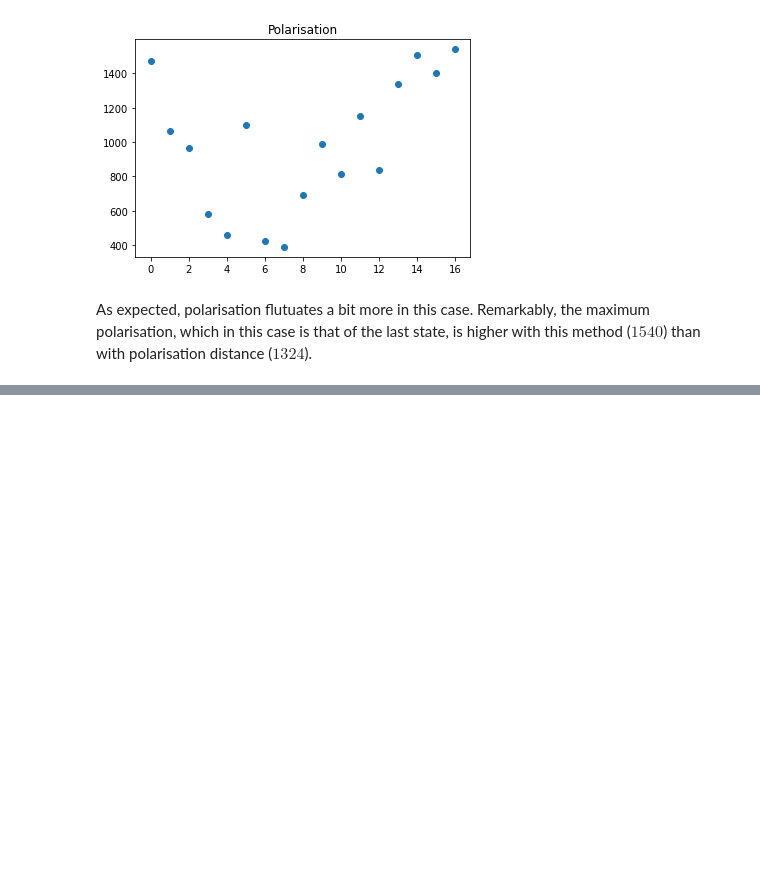
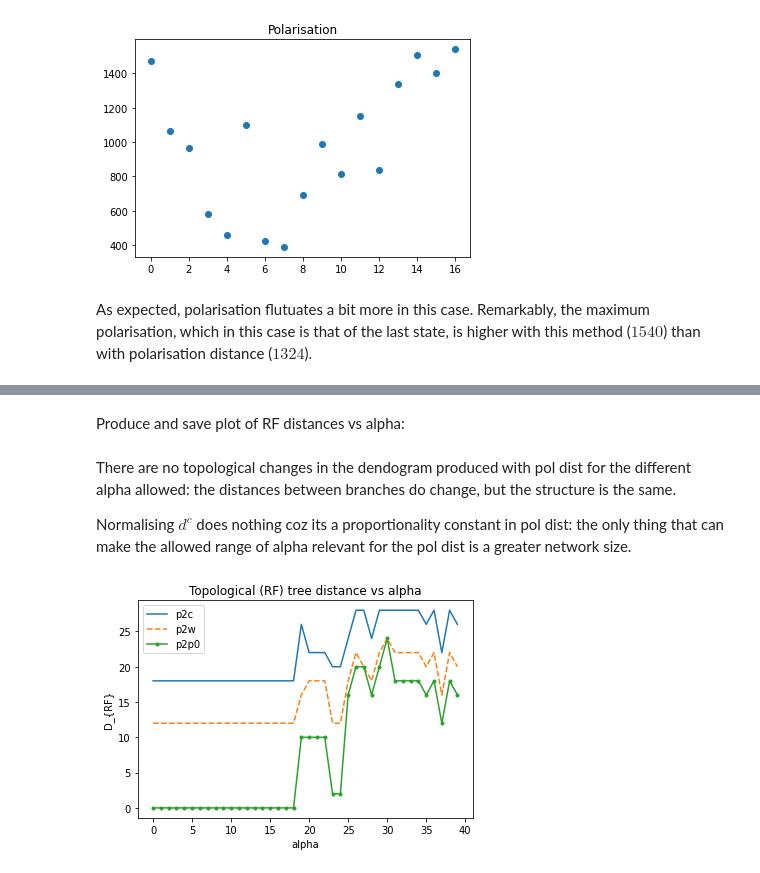
Before and after one commit to adrifcid/polarisation, a Jupyter notebook: notebooks/SouthernWomen.ipynb, the cells around one changed output, grey strips where cells are left out. Saved outputs shown, nothing was run; the diff lists cells and outputs as text; code cells hidden in the pictures; blank space fills up the shorter version.

Commit message:
compute tree dists vs alpha

```diff
--- a/notebooks/SouthernWomen.ipynb
+++ b/notebooks/SouthernWomen.ipynb
@@ -408,0 +459,30 @@ As expected, polarisation flutuates a bit more in this case. Remarkably, the max
+# %% [markdown]
+Produce and save plot of RF distances vs alpha:
+# %%
+from scipy.cluster.hierarchy import dendrogram
+from utils.clustering import agglomerative_clustering
+
+dist_p2c = []
+dist_p2w = []
+dist_p2p0 = []
+#alphas = np.arange(0,50,1)
+alphas = np.arange(0,40,1)
+
+z_pol0, _ = agglomerative_clustering(d, method='polarisation'
+                                          , alpha=0, K=1)
+tp0_str = z_to_tree_str_newick(z_pol0)
+
+for alpha in alphas:
+    z_pol, _ = agglomerative_clustering(d, method='polarisation'
+                                          , alpha=alpha, K=1)
+    z_ctr, _ = agglomerative_clustering(d, method='centroid'
+                                        ,alpha=1, K=1)#this alpha is for computing pol, not pol dist
+    z_wrd, _ = agglomerative_clustering(d, method='ward')
+
+    tp_str = z_to_tree_str_newick(z_pol)
+    tc_str = z_to_tree_str_newick(z_ctr)
+    tw_str = z_to_tree_str_newick(z_wrd)
+
+    dist_p2c.append(RF_dist(tp_str, tc_str))
+    dist_p2w.append(RF_dist(tp_str, tw_str))
+    dist_p2p0.append(RF_dist(tp0_str, tp_str))
@@ -408,0 +491,23 @@ As expected, polarisation flutuates a bit more in this case. Remarkably, the max
+# %% [markdown]
+There are no topological changes in the dendogram produced with pol dist for the different alpha allowed: the distances between branches do change, but the structure is the same.
+
+Normalising $d^c$ does nothing coz its a proportionality constant in pol dist: the only thing that can make the allowed range of alpha relevant for the pol dist is a greater network size.
+# %%
+from matplotlib import pyplot as plt
+"""plt.rcParams.update({
+    "text.usetex": False,
+    "font.family": "sans-serif",
+    "font.sans-serif": ["Helvetica"]})"""
+
+plt.plot(alphas, dist_p2c, "-", label="p2c")
+plt.plot(alphas, dist_p2w, "--", label="p2w")
+plt.plot(alphas, dist_p2p0, ".-", label="p2p0")
+
+plt.title("Topological (RF) tree distance vs alpha")
+plt.xlabel("alpha")
+plt.ylabel("D_{RF}")
+plt.legend()
+plt.savefig("../plots/rfdist_vs_alpha.png")
+plt.show()
+# %% [output]
+[figure, added]
```
Also changed, not shown: parts of 18 cells of this notebook, 2 other files.
